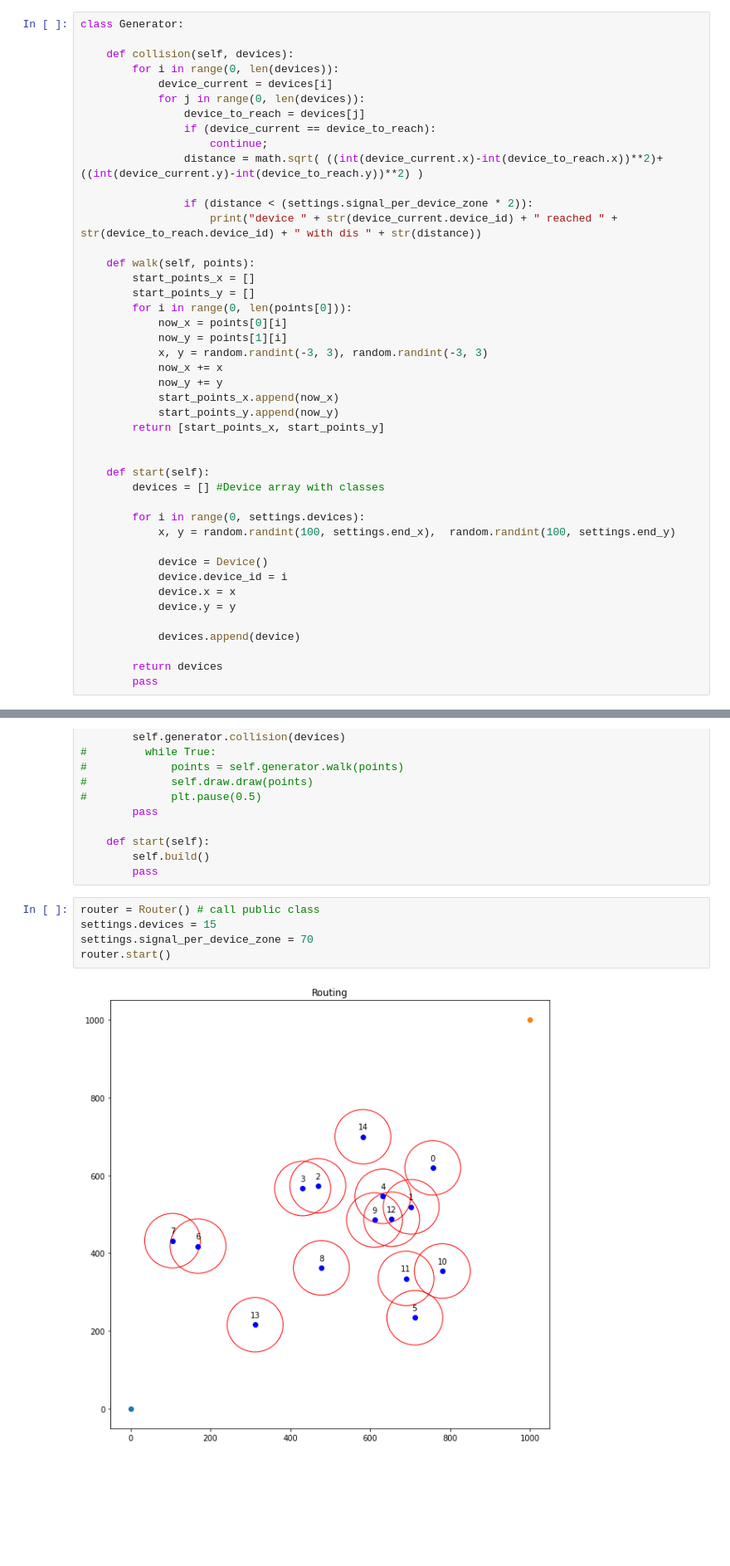
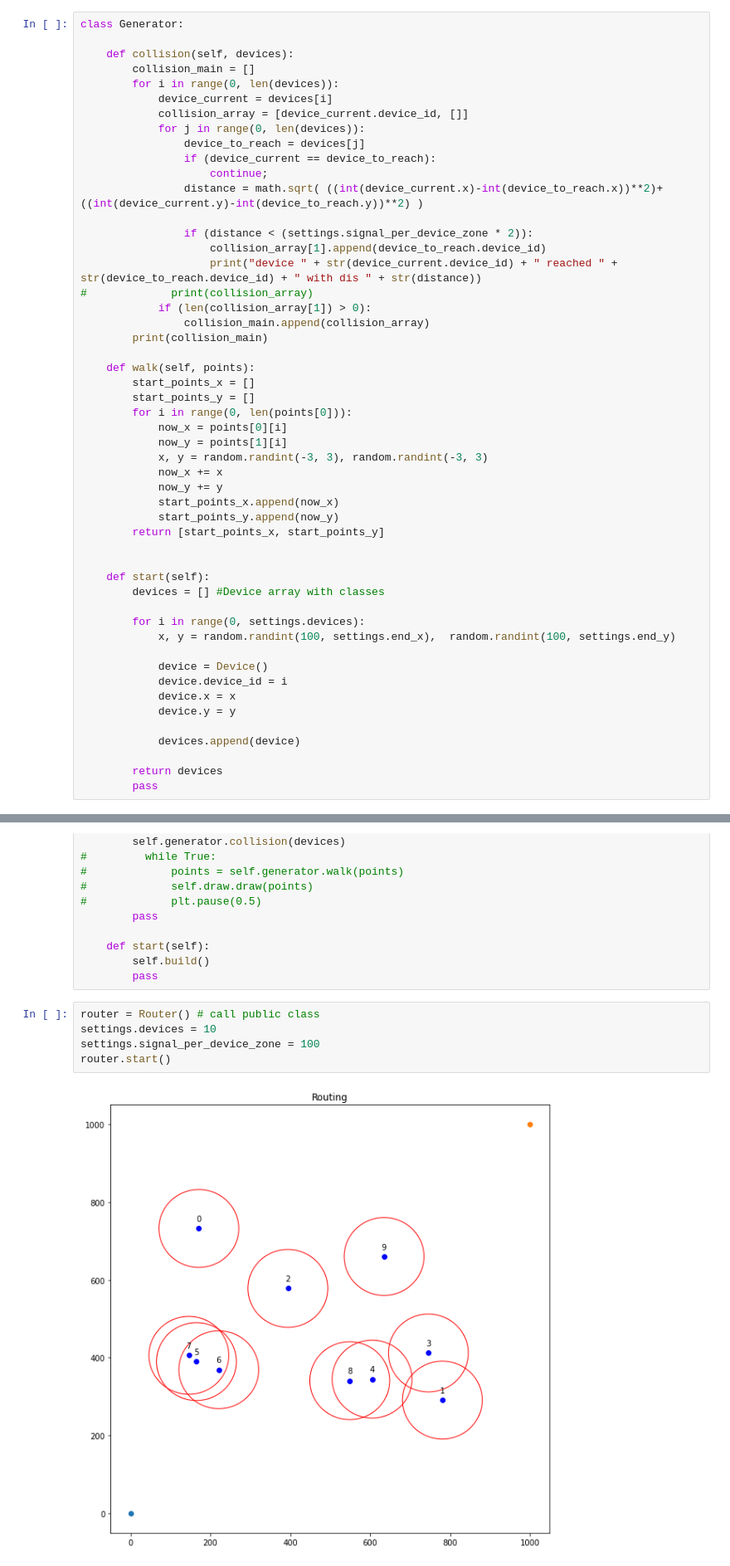
Before and after one commit to tinyprocessing/Router, a Jupyter notebook: init.ipynb, the cells around one changed output, grey strips where cells are left out. Shown at 83% size. Cells and saved outputs as stored; diff of their text form; blank space fills up the shorter version.

Commit message:
collision_main -> array

```diff
--- a/init.ipynb
+++ b/init.ipynb
@@ -75,8 +75,10 @@ class Draw:
 class Generator:
 
     def collision(self, devices):
+        collision_main = []
         for i in range(0, len(devices)):
             device_current = devices[i]
+            collision_array = [device_current.device_id, []]
             for j in range(0, len(devices)):
                 device_to_reach = devices[j]
                 if (device_current == device_to_reach):
@@ -84,7 +86,12 @@ class Generator:
                 distance = math.sqrt( ((int(device_current.x)-int(device_to_reach.x))**2)+((int(device_current.y)-int(device_to_reach.y))**2) )
 
                 if (distance < (settings.signal_per_device_zone * 2)):
+                    collision_array[1].append(device_to_reach.device_id)
                     print("device " + str(device_current.device_id) + " reached " + str(device_to_reach.device_id) + " with dis " + str(distance))
+#             print(collision_array)
+            if (len(collision_array[1]) > 0):
+                collision_main.append(collision_array)
+        print(collision_main)
 
     def walk(self, points):
         start_points_x = []
@@ -138,8 +145,8 @@ class Router:
         pass
 # %%
 router = Router() # call public class
-settings.devices = 15
-settings.signal_per_device_zone = 70
+settings.devices = 10
+settings.signal_per_device_zone = 100
 router.start()
 # %% [output]
-[figure, old version]
+[figure, new version]
```
Also changed, not shown: parts of 2 cells of this notebook.
